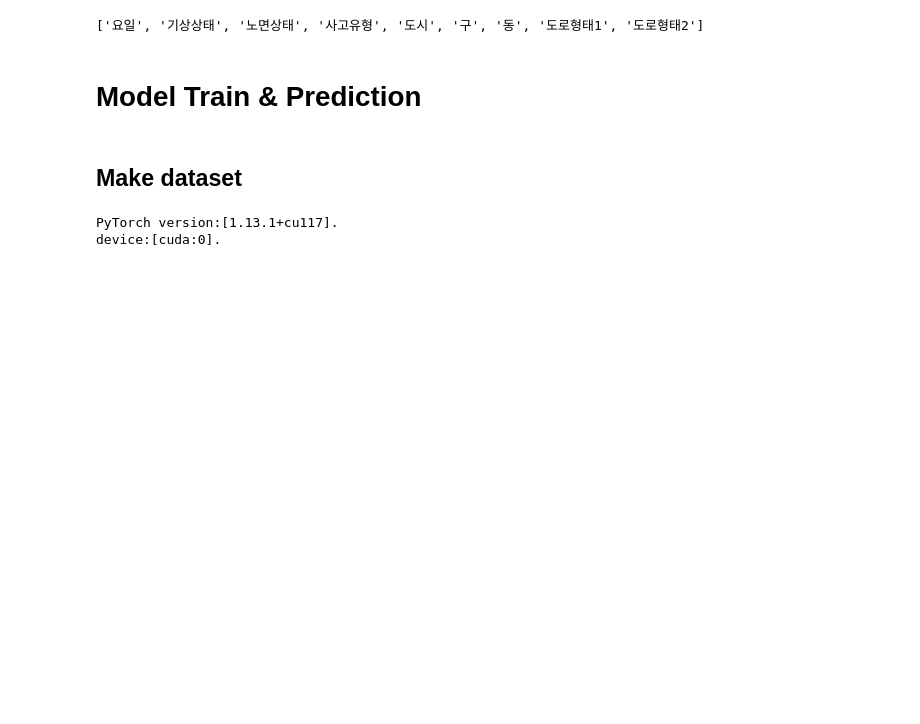
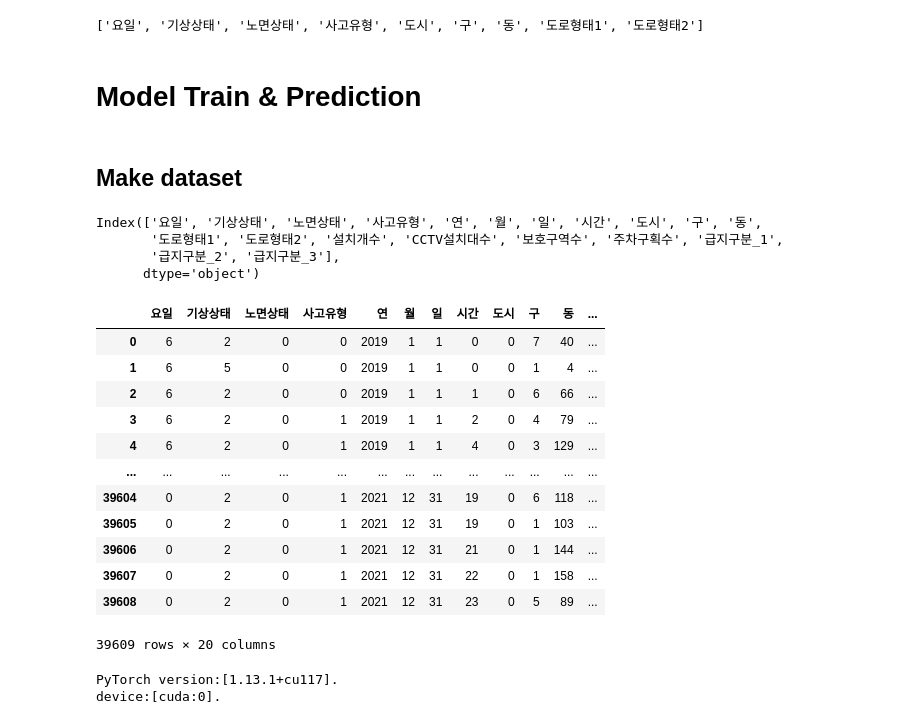
Before and after one commit to hykhhijk/Dacon, a Jupyter notebook: Accident/torch_dense.ipynb, the cells around one changed output. Saved outputs shown, nothing was run; the diff lists cells and outputs as text; code cells hidden in the pictures; blank space fills up the shorter version.

```diff
--- a/Accident/torch_dense.ipynb
+++ b/Accident/torch_dense.ipynb
@@ -139,6 +139,29 @@ test_x.fillna(0, inplace=True)
 # Model Train & Prediction
 # %% [markdown]
 ## Make dataset
+# %%
+train_x.columns
+# %% [output]
+Index(['요일', '기상상태', '노면상태', '사고유형', '연', '월', '일', '시간', '도시', '구', '동',
+       '도로형태1', '도로형태2', '설치개수', 'CCTV설치대수', '보호구역수', '주차구획수', '급지구분_1',
+       '급지구분_2', '급지구분_3'],
+      dtype='object')
+# %%
+train_x
+# %% [output]
+|  | 요일 | 기상상태 | 노면상태 | 사고유형 | 연 | 월 | 일 | 시간 | 도시 | 구 | 동 | ... |
+| 0 | 6 | 2 | 0 | 0 | 2019 | 1 | 1 | 0 | 0 | 7 | 40 | ... |
+| 1 | 6 | 5 | 0 | 0 | 2019 | 1 | 1 | 0 | 0 | 1 | 4 | ... |
+| 2 | 6 | 2 | 0 | 0 | 2019 | 1 | 1 | 1 | 0 | 6 | 66 | ... |
+| 3 | 6 | 2 | 0 | 1 | 2019 | 1 | 1 | 2 | 0 | 4 | 79 | ... |
+| 4 | 6 | 2 | 0 | 1 | 2019 | 1 | 1 | 4 | 0 | 3 | 129 | ... |
+| ... | ... | ... | ... | ... | ... | ... | ... | ... | ... | ... | ... | ... |
+| 39604 | 0 | 2 | 0 | 1 | 2021 | 12 | 31 | 19 | 0 | 6 | 118 | ... |
+| 39605 | 0 | 2 | 0 | 1 | 2021 | 12 | 31 | 19 | 0 | 1 | 103 | ... |
+| 39606 | 0 | 2 | 0 | 1 | 2021 | 12 | 31 | 21 | 0 | 1 | 144 | ... |
+| 39607 | 0 | 2 | 0 | 1 | 2021 | 12 | 31 | 22 | 0 | 1 | 158 | ... |
+| 39608 | 0 | 2 | 0 | 1 | 2021 | 12 | 31 | 23 | 0 | 5 | 89 | ... |
+39609 rows × 20 columns
 # %%
 import torch
 import torch.nn as nn
```
Also changed, not shown: parts of 5 cells of this notebook, 2 other files.
